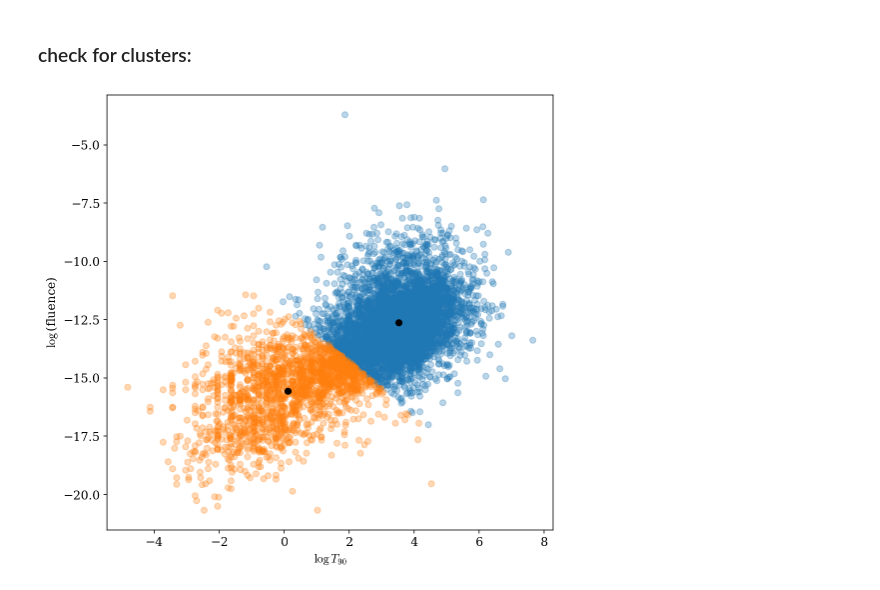
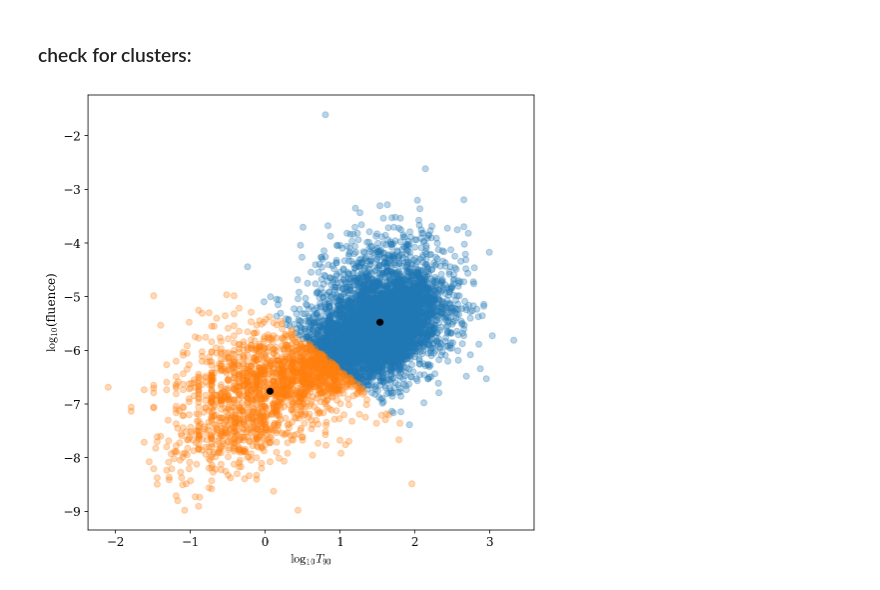
Before and after one commit to asantini29/astrostatistics_bicocca_2022, a Jupyter notebook: working/L14_GRB.ipynb, the cells around one changed output. Drawn from its saved outputs; the diff is of its cells as text; code cells hidden in the pictures.

```diff
--- a/working/L14_GRB.ipynb
+++ b/working/L14_GRB.ipynb
@@ -70,20 +70,20 @@ plt.show()
 n_clusters = 2
 clf = KMeans(n_clusters = n_clusters)
 
-X = np.vstack([np.log(T90[mask]), np.log(fluence[mask])]).T #right shape for the fit module
+X = np.vstack([np.log10(T90[mask]), np.log10(fluence[mask])]).T #right shape for the fit module
 clf.fit(X)
 centers = clf.cluster_centers_
 labels = clf.predict(X)
 # %%
 plt.figure()
 for i in range(n_clusters):
     plt.scatter(X[labels == i, 0], X[labels == i, 1], alpha = 0.3)
 plt.scatter(centers[:, 0], centers[:, 1], c='k')
 
-plt.xlabel(r'$\logT_{90}$')
-plt.ylabel(r'$\log$(fluence)')
+plt.xlabel(r'$\log_{10}T_{90}$')
+plt.ylabel(r'$\log_{10}$(fluence)')
 
 #plt.loglog()
 plt.show()
 # %% [output]
-[figure, old version]
+[figure, new version]
```
Also changed, not shown: 1 other file.
